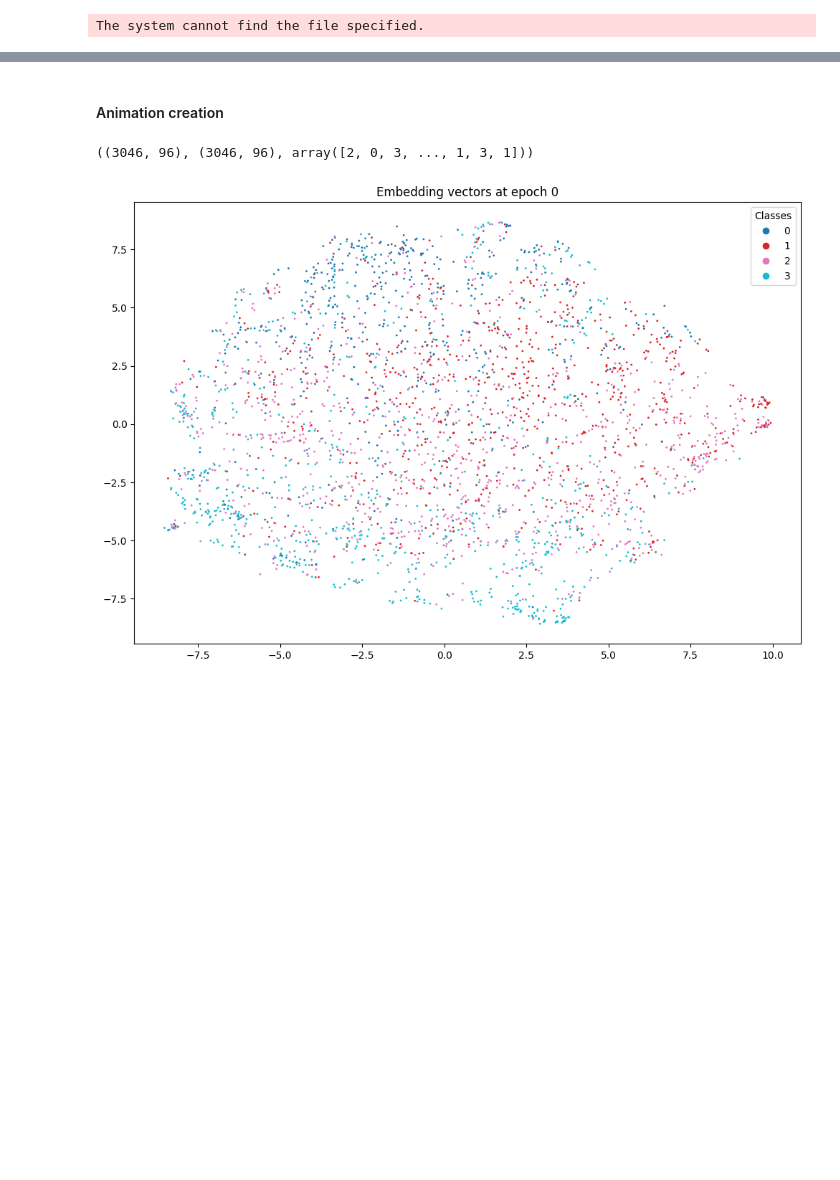
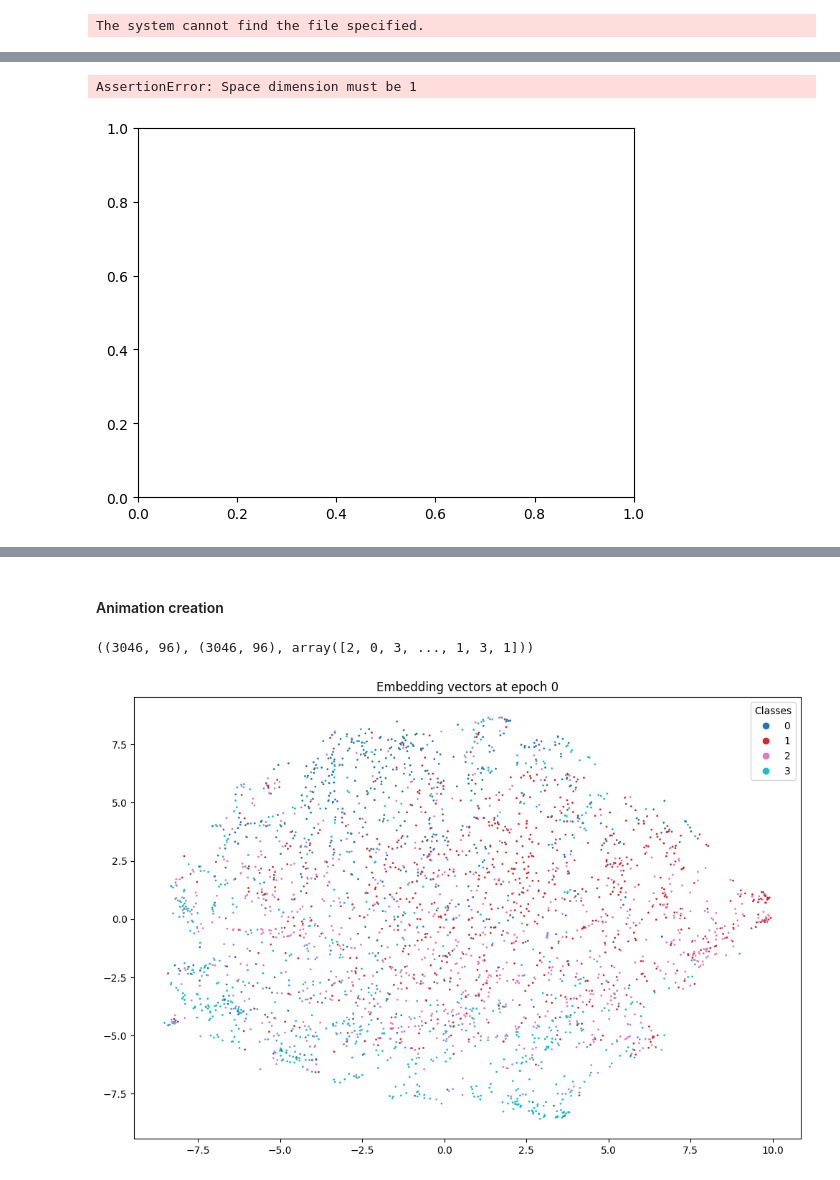
Before and after one commit to ericsallinger/msthesis, a Jupyter notebook: model_training/encoder_classification.ipynb, the cells around one changed output, grey strips where cells are left out. Saved outputs shown, nothing was run; the diff lists cells and outputs as text; code cells hidden in the pictures; blank space fills up the shorter version.

```diff
--- a/model_training/encoder_classification.ipynb
+++ b/model_training/encoder_classification.ipynb
@@ -316,0 +214,5 @@ The system cannot find the file specified.
+# %%
+skopt.plots.plot_gaussian_process(res)
+# %% [output]
+AssertionError: Space dimension must be 1
+[figure, added]
```
Also changed, not shown: parts of 18 cells of this notebook, 1 other file.
